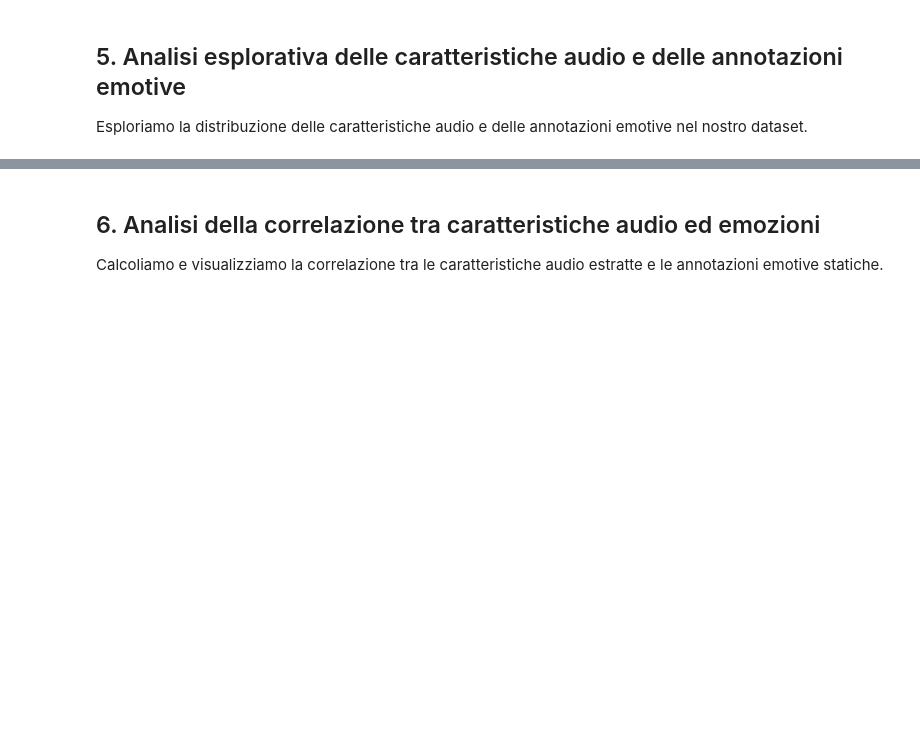
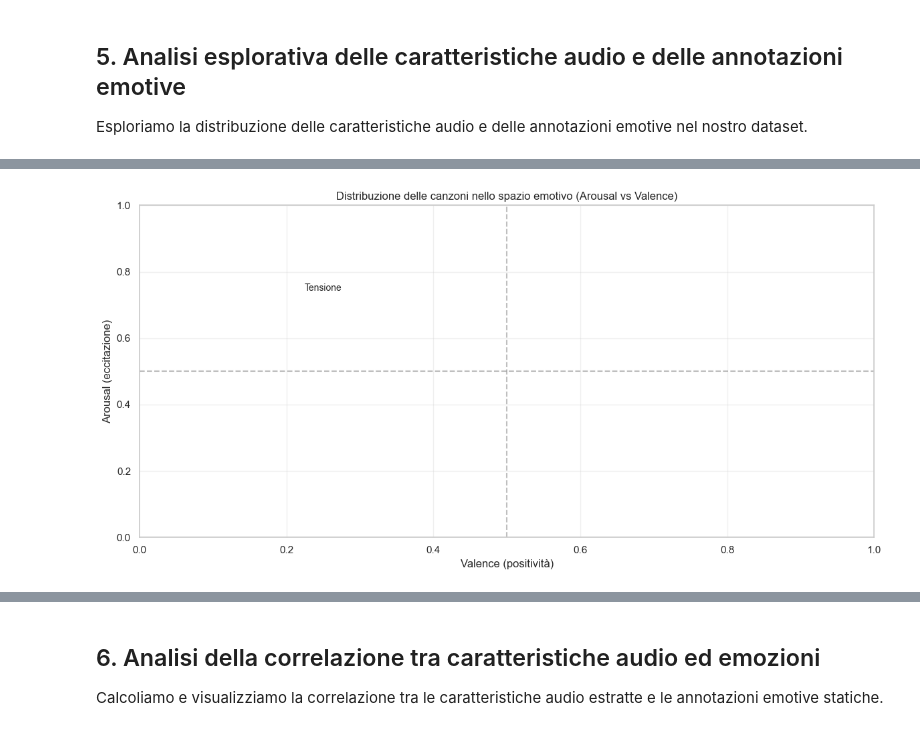
Before and after one commit to alessandropizzimenti/DEAM_project, a Jupyter notebook: DEAM_analisi_statica_audio_fixed.ipynb, the cells around one changed output, grey strips where cells are left out. Cells and saved outputs as stored; diff of their text form; code cells hidden in the pictures; blank space fills up the shorter version.

```diff
--- a/DEAM_analisi_statica_audio_fixed.ipynb
+++ b/DEAM_analisi_statica_audio_fixed.ipynb
@@ -211,37 +235,35 @@ combined_df[numeric_columns].describe()
 # %%
 # Visualizziamo la distribuzione delle annotazioni emotive (arousal e valence)
 plt.figure(figsize=(12, 6))
 
 # Creiamo un grafico a dispersione (scatter plot) di arousal vs valence
 plt.scatter(combined_df['valence_mean'], combined_df['arousal_mean'], alpha=0.7, s=100)
 
 # Aggiungiamo etichette per ogni punto (opzionale)
 for i, song_id in enumerate(combined_df['song_id']):
     plt.annotate(song_id, (combined_df['valence_mean'].iloc[i], combined_df['arousal_mean'].iloc[i]),
                  xytext=(5, 5), textcoords='offset points', fontsize=8)
 
 # Aggiungiamo linee che dividono lo spazio in quadranti
 plt.axhline(y=0.5, color='gray', linestyle='--', alpha=0.5)
 plt.axvline(x=0.5, color='gray', linestyle='--', alpha=0.5)
 
 # Aggiungiamo etichette per i quadranti
-plt.text(0.25, 0.75, 'Tensione
-(Alta arousal, Bassa valence)', ha='center', va='center', fontsize=10)
-plt.text(0.75, 0.75, 'Eccitazione
-(Alta arousal, Alta valence)', ha='center', va='center', fontsize=10)
-plt.text(0.25, 0.25, 'Depressione
-(Bassa arousal, Bassa valence)', ha='center', va='center', fontsize=10)
-plt.text(0.75, 0.25, 'Rilassamento
-(Bassa arousal, Alta valence)', ha='center', va='center', fontsize=10)
+plt.text(0.25, 0.75, 'Tensione', ha='center', va='center', fontsize=10)
+#'(Alta arousal, Bassa valence)', ha='center', va='center', fontsize=10
+#plt.text(0.75, 0.75, 'Eccitazione', ha='center', va='center', fontsize=10)
+#(Bassa arousal, Alta valence)', ha='center', va='center', fontsize=10)
 
 plt.title('Distribuzione delle canzoni nello spazio emotivo (Arousal vs Valence)')
 plt.xlabel('Valence (positività)')
 plt.ylabel('Arousal (eccitazione)')
 plt.xlim(0, 1)
 plt.ylim(0, 1)
 plt.grid(True, alpha=0.3)
 plt.tight_layout()
 plt.show()
+# %% [output]
+[figure, added]
 # %%
 # Visualizziamo la distribuzione di alcune caratteristiche audio chiave
 key_features = ['rms', 'spectral_centroid', 'spectral_contrast', 'tempo', 'zero_crossing_rate']
```
Also changed, not shown: parts of 7 cells of this notebook.
